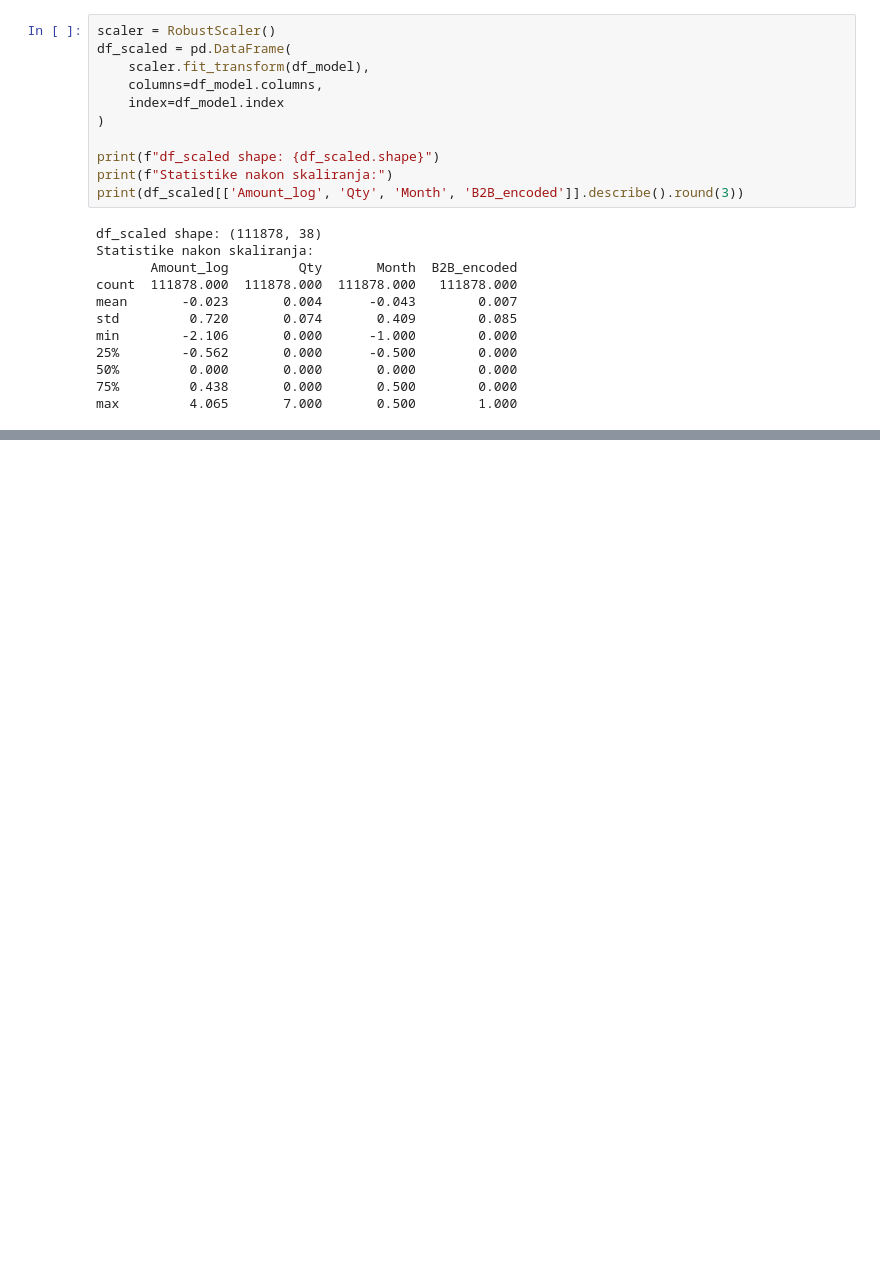
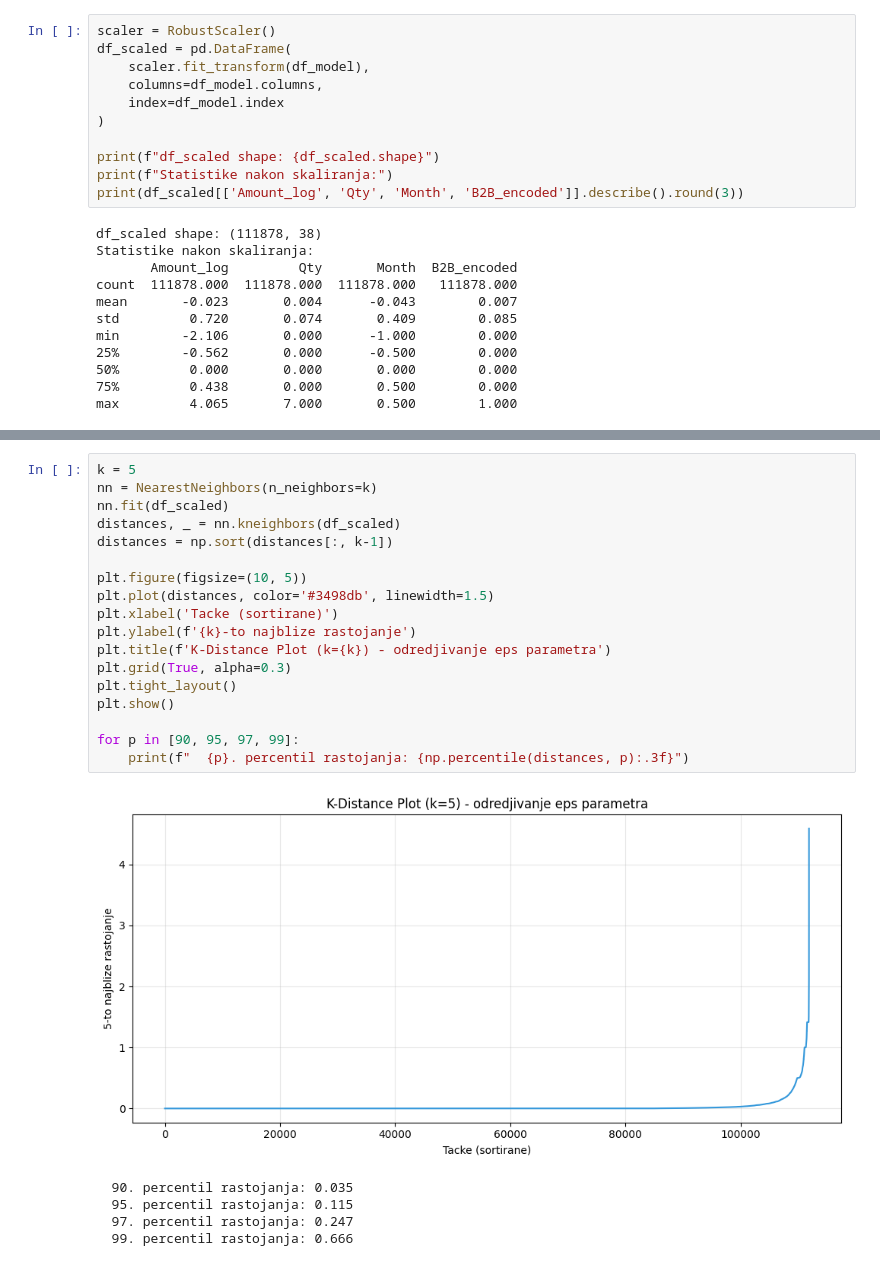
Before and after one commit to alxcek/mas-ai, a Jupyter notebook: machine_learning/02_e_commerce_sales_data/clustering.ipynb, the cells around one changed output, grey strips where cells are left out. Drawn from its saved outputs; the diff is of its cells as text; blank space fills up the shorter version.

```diff
--- a/machine_learning/02_e_commerce_sales_data/clustering.ipynb
+++ b/machine_learning/02_e_commerce_sales_data/clustering.ipynb
@@ -819,0 +897,24 @@ max         4.065       7.000       0.500        1.000
+# %%
+k = 5
+nn = NearestNeighbors(n_neighbors=k)
+nn.fit(df_scaled)
+distances, _ = nn.kneighbors(df_scaled)
+distances = np.sort(distances[:, k-1])
+
+plt.figure(figsize=(10, 5))
+plt.plot(distances, color='#3498db', linewidth=1.5)
+plt.xlabel('Tacke (sortirane)')
+plt.ylabel(f'{k}-to najblize rastojanje')
+plt.title(f'K-Distance Plot (k={k}) - odredjivanje eps parametra')
+plt.grid(True, alpha=0.3)
+plt.tight_layout()
+plt.show()
+
+for p in [90, 95, 97, 99]:
+    print(f"  {p}. percentil rastojanja: {np.percentile(distances, p):.3f}")
+# %% [output]
+[figure, added]
+  90. percentil rastojanja: 0.035
+  95. percentil rastojanja: 0.115
+  97. percentil rastojanja: 0.247
+  99. percentil rastojanja: 0.666
```
Also changed, not shown: parts of 50 cells of this notebook.
